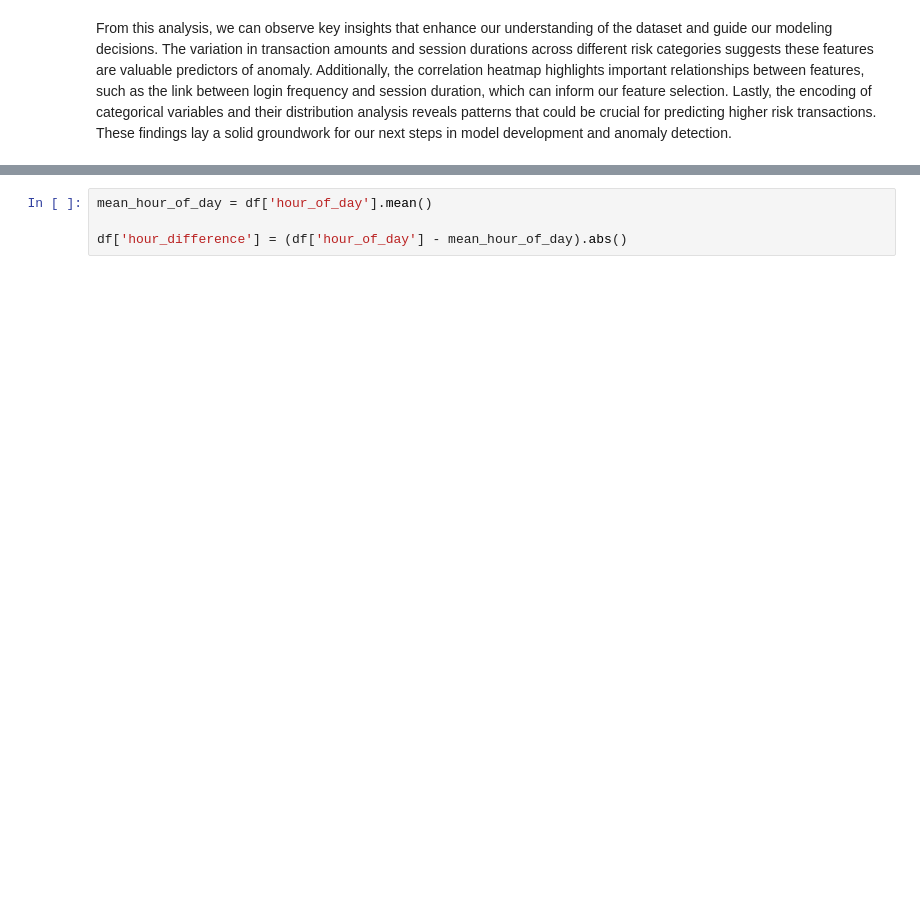
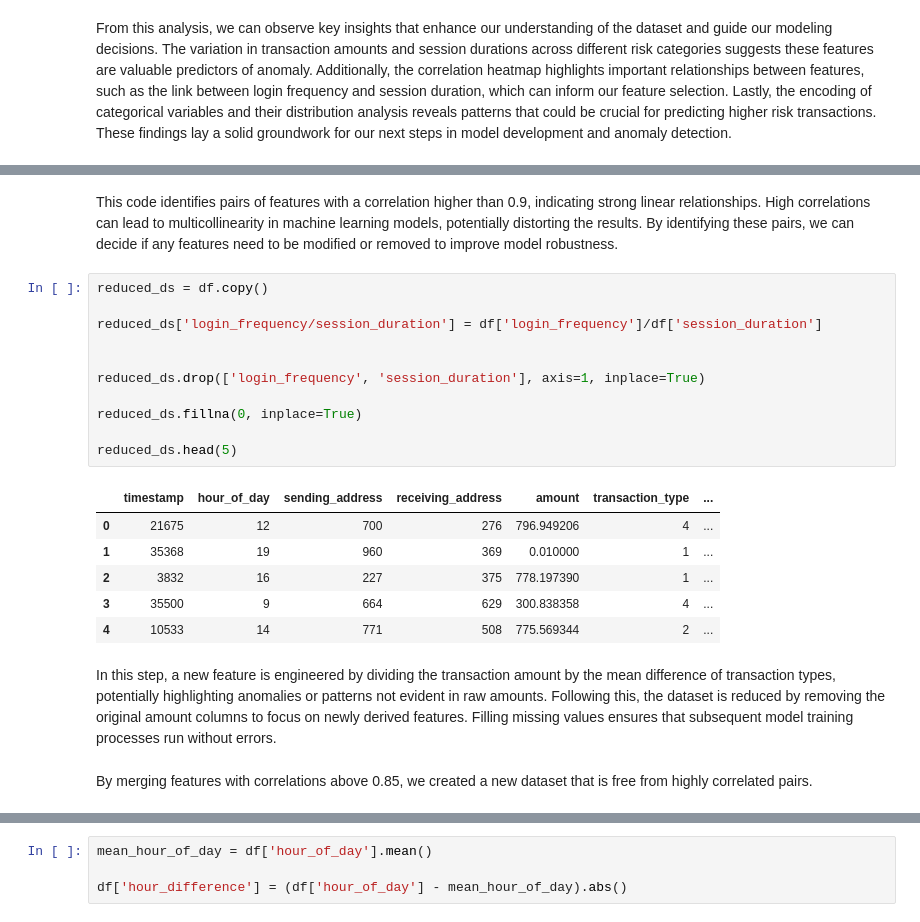
Before and after one commit to acarolinacc/IA-Proj2, a Jupyter notebook: src/financial_transactions.ipynb, the cells around one changed output, grey strips where cells are left out. Cells and saved outputs as stored; diff of their text form; blank space fills up the shorter version.

```diff
--- a/src/financial_transactions.ipynb
+++ b/src/financial_transactions.ipynb
@@ -311,0 +348,24 @@ Here we create a feature representing the absolute difference between the transa
+# %% [markdown]
+This code identifies pairs of features with a correlation higher than 0.9, indicating strong linear relationships. High correlations can lead to multicollinearity in machine learning models, potentially distorting the results. By identifying these pairs, we can decide if any features need to be modified or removed to improve model robustness.
+# %%
+reduced_ds = df.copy()
+
+reduced_ds['login_frequency/session_duration'] = df['login_frequency']/df['session_duration']
+
+
+reduced_ds.drop(['login_frequency', 'session_duration'], axis=1, inplace=True)
+
+reduced_ds.fillna(0, inplace=True)
+
+reduced_ds.head(5)
+# %% [output]
+|  | timestamp | hour_of_day | sending_address | receiving_address | amount | transaction_type | ... |
+| 0 | 21675 | 12 | 700 | 276 | 796.949206 | 4 | ... |
+| 1 | 35368 | 19 | 960 | 369 | 0.010000 | 1 | ... |
+| 2 | 3832 | 16 | 227 | 375 | 778.197390 | 1 | ... |
+| 3 | 35500 | 9 | 664 | 629 | 300.838358 | 4 | ... |
+| 4 | 10533 | 14 | 771 | 508 | 775.569344 | 2 | ... |
+# %% [markdown]
+In this step, a new feature is engineered by dividing the transaction amount by the mean difference of transaction types, potentially highlighting anomalies or patterns not evident in raw amounts. Following this, the dataset is reduced by removing the original amount columns to focus on newly derived features. Filling missing values ensures that subsequent model training processes run without errors.
+# %% [markdown]
+By merging features with correlations above 0.85, we created a new dataset that is free from highly correlated pairs.
```
Also changed, not shown: parts of 58 cells of this notebook.
